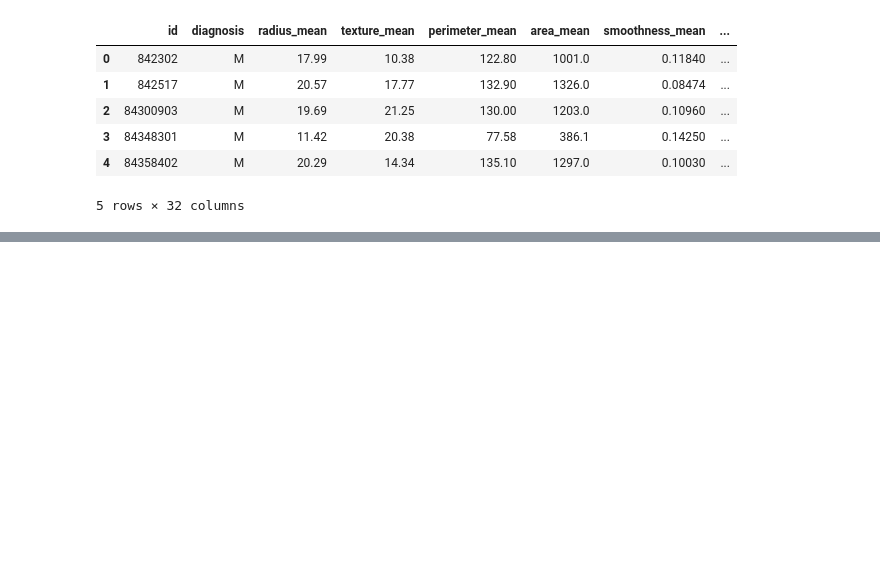
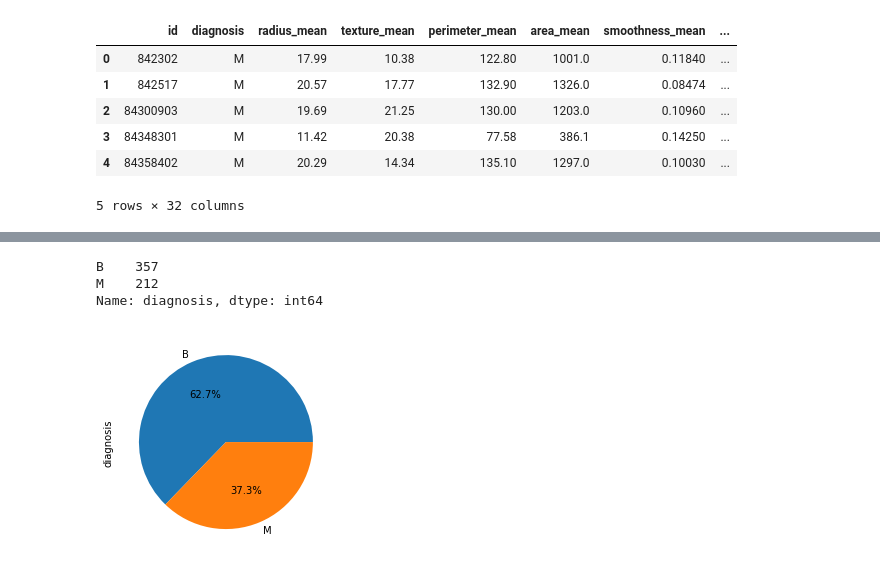
Before and after one commit to abideen-olawuwo/breastcancer, a Jupyter notebook: breast_cancer.ipynb, the cells around one changed output, grey strips where cells are left out. Cells and saved outputs as stored; diff of their text form; code cells hidden in the pictures; blank space fills up the shorter version.

```diff
--- a/breast_cancer.ipynb
+++ b/breast_cancer.ipynb
@@ -15,0 +84,9 @@ df.head()
+# %%
+#Loan Status
+df['diagnosis'].value_counts().plot(kind='pie',autopct='%1.1f%%')
+print(df['diagnosis'].value_counts())
+# %% [output]
+B    357
+M    212
+Name: diagnosis, dtype: int64
+[figure, added]
```
Also changed, not shown: parts of 6 cells of this notebook.
